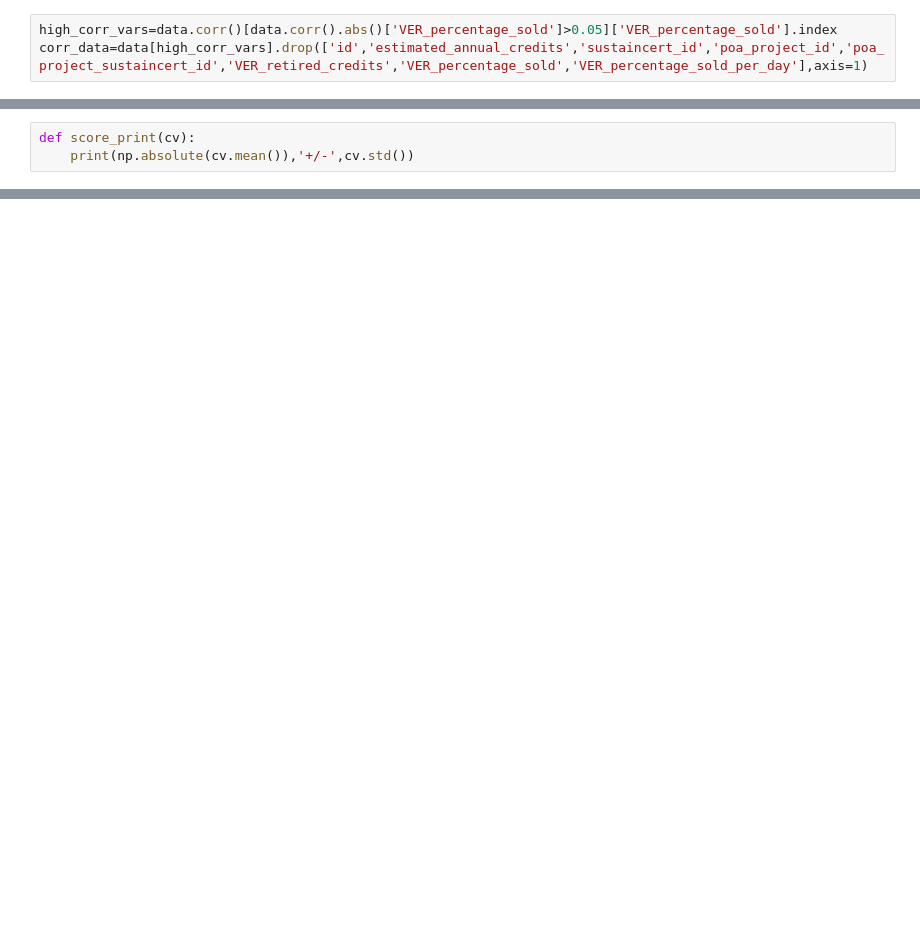
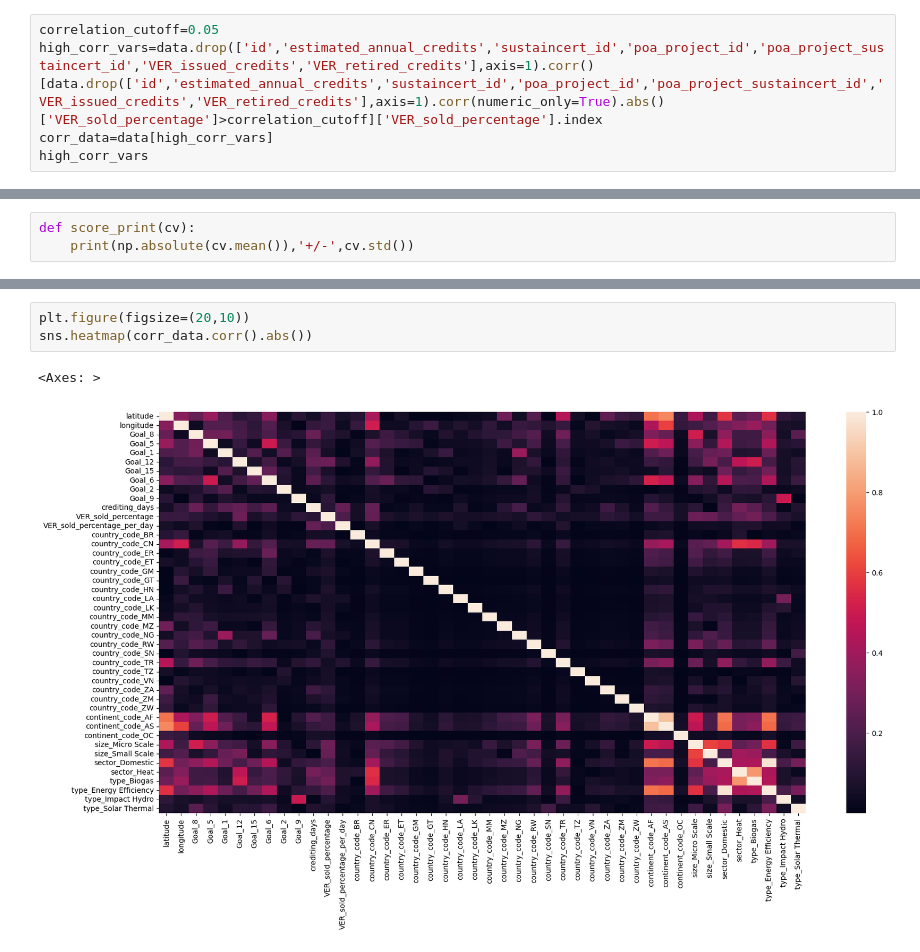
Before and after one commit to balendra-singh/ads_earthchain, a Jupyter notebook: notebooks/ML Modelling.ipynb, the cells around one changed output, grey strips where cells are left out. Cells and saved outputs as stored; diff of their text form; blank space fills up the shorter version.

```diff
--- a/notebooks/ML Modelling.ipynb
+++ b/notebooks/ML Modelling.ipynb
@@ -22,3 +67,5 @@ from mlxtend.feature_selection import ExhaustiveFeatureSelector as EFS
 # %%
-high_corr_vars=data.corr()[data.corr().abs()['VER_percentage_sold']>0.05]['VER_percentage_sold'].index
-corr_data=data[high_corr_vars].drop(['id','estimated_annual_credits','sustaincert_id','poa_project_id','poa_project_sustaincert_id','VER_retired_credits','VER_percentage_sold','VER_percentage_sold_per_day'],axis=1)
+correlation_cutoff=0.05
+high_corr_vars=data.drop(['id','estimated_annual_credits','sustaincert_id','poa_project_id','poa_project_sustaincert_id','VER_issued_credits','VER_retired_credits'],axis=1).corr()[data.drop(['id','estimated_annual_credits','sustaincert_id','poa_project_id','poa_project_sustaincert_id','VER_issued_credits','VER_retired_credits'],axis=1).corr(numeric_only=True).abs()['VER_sold_percentage']>correlation_cutoff]['VER_sold_percentage'].index
+corr_data=data[high_corr_vars]
+high_corr_vars
@@ -79,0 +146,6 @@ abs_error(y_test,SV.predict(X_test))
+# %%
+plt.figure(figsize=(20,10))
+sns.heatmap(corr_data.corr().abs())
+# %% [output]
+<Axes: >
+[figure, added]
```
Also changed, not shown: parts of 23 cells of this notebook.
